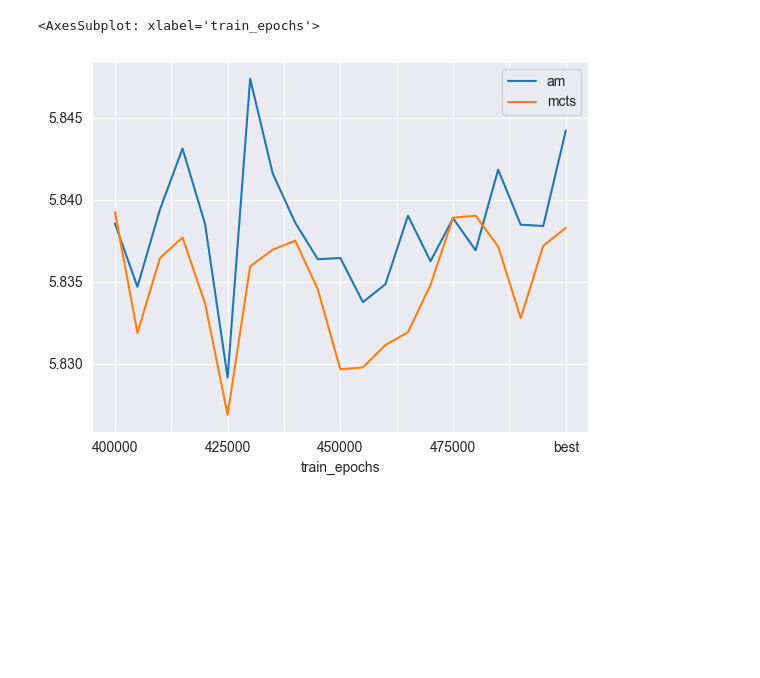
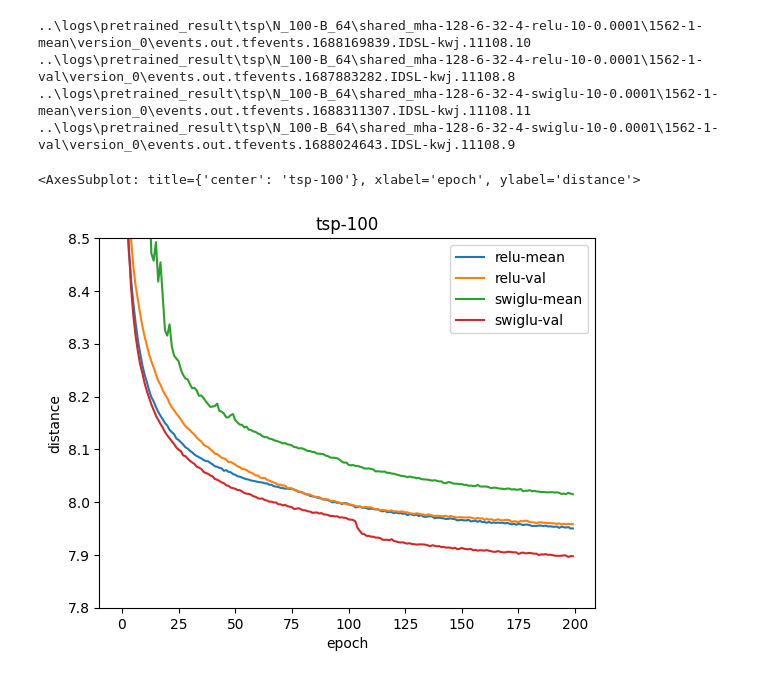
Before and after one commit to glistering96/AlphaRouter, a Jupyter notebook: notebooks/result_anlaysis.ipynb, the cells around one changed output. Drawn from its saved outputs; the diff is of its cells as text; code cells hidden in the pictures; blank space fills up the shorter version.

```diff
--- a/notebooks/result_anlaysis.ipynb
+++ b/notebooks/result_anlaysis.ipynb
@@ -10,3 +7,4 @@ import seaborn as sns
 # add the root dir to the path
 import sys
 sys.path.append('../')
+log_dir_root = '../logs/'
@@ -92,7 +10,0 @@ tsp_20.plot(kind='bar', ylim=(3.85, 3.87))
-# %%
-tsp_50 = pd.concat([am_result_tsp_50, mcts_result_tsp_50], axis=1)
-tsp_50.columns = ['am', 'mcts']
-tsp_50.plot()
-# %% [output]
-<AxesSubplot: xlabel='train_epochs'>
-[figure, removed]
@@ -98,0 +19,51 @@ tsp_50.plot()
+# %%
+def collect_log(prob_type, N):
+    collected = []
+
+    for _log in all_logs:
+        if prob_type in str(_log) and f"N_{N}" in str(_log):
+            collected.append(str(_log))
+
+    return collected
+# %%
+target_logs = collect_log('tsp', 50)
+# %%
+from tensorboard.backend.event_processing.event_accumulator import EventAccumulator
+
+def parse_log_as_df(prob_type, N):
+    target_logs = collect_log(prob_type, N)
+    result = {}
+    for _log in target_logs:
+        print(_log)
+        event_acc = EventAccumulator(_log)
+        _, _, _, _, _, model, baseline, _, _ = _log.split("\\")
+        activation = model.split("-")[5]
+        baseline = baseline.split("-")[-1]
+
+        feat_nm = f"{activation}-{baseline}"
+
+        result[feat_nm] = []
+
+
+        event_acc.Reload()
+
+        # E. g. get wall clock, number of steps and value for a scalar 'Accuracy'
+        scores = event_acc.Scalars('score/train_score_epoch')
+
+        for i, item in enumerate(scores):
+            result[feat_nm].append(item.value)
+
+    result = pd.DataFrame.from_dict(result)
+    return result
+# %%
+prob_type, N = 'tsp', 100
+df = parse_log_as_df('tsp', N)
+_ylim_table = {20: (3.83, 3.85), 50: (5.7, 6), 100: (7.8, 8.5)}
+df.plot(ylim=_ylim_table[N], xlabel="epoch", ylabel="distance", title=f"{prob_type}-{N}")
+# %% [output]
+..\logs\pretrained_result\tsp\N_100-B_64\shared_mha-128-6-32-4-relu-10-0.0001\1562-1-mean\version_0\events.out.tfevents.1688169839.IDSL-kwj.11108.10
+..\logs\pretrained_result\tsp\N_100-B_64\shared_mha-128-6-32-4-relu-10-0.0001\1562-1-val\version_0\events.out.tfevents.1687883282.IDSL-kwj.11108.8
+..\logs\pretrained_result\tsp\N_100-B_64\shared_mha-128-6-32-4-swiglu-10-0.0001\1562-1-mean\version_0\events.out.tfevents.1688311307.IDSL-kwj.11108.11
+..\logs\pretrained_result\tsp\N_100-B_64\shared_mha-128-6-32-4-swiglu-10-0.0001\1562-1-val\version_0\events.out.tfevents.1688024643.IDSL-kwj.11108.9
+<AxesSubplot: title={'center': 'tsp-100'}, xlabel='epoch', ylabel='distance'>
+[figure, added]
```
Also changed, not shown: parts of 13 cells of this notebook, 2 other files.
